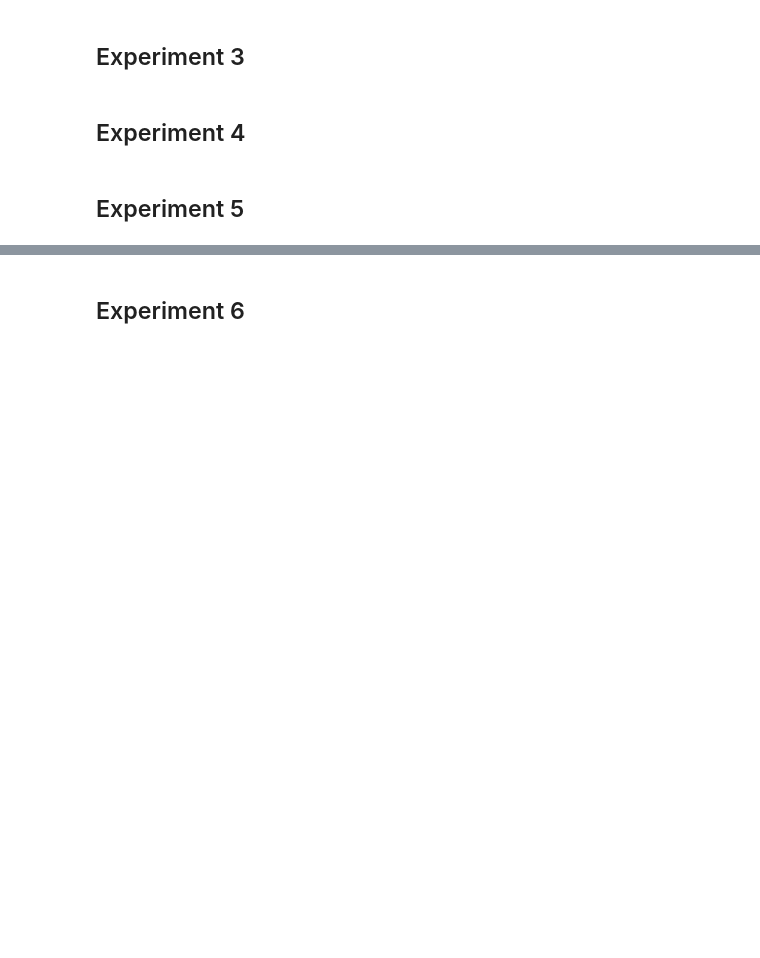
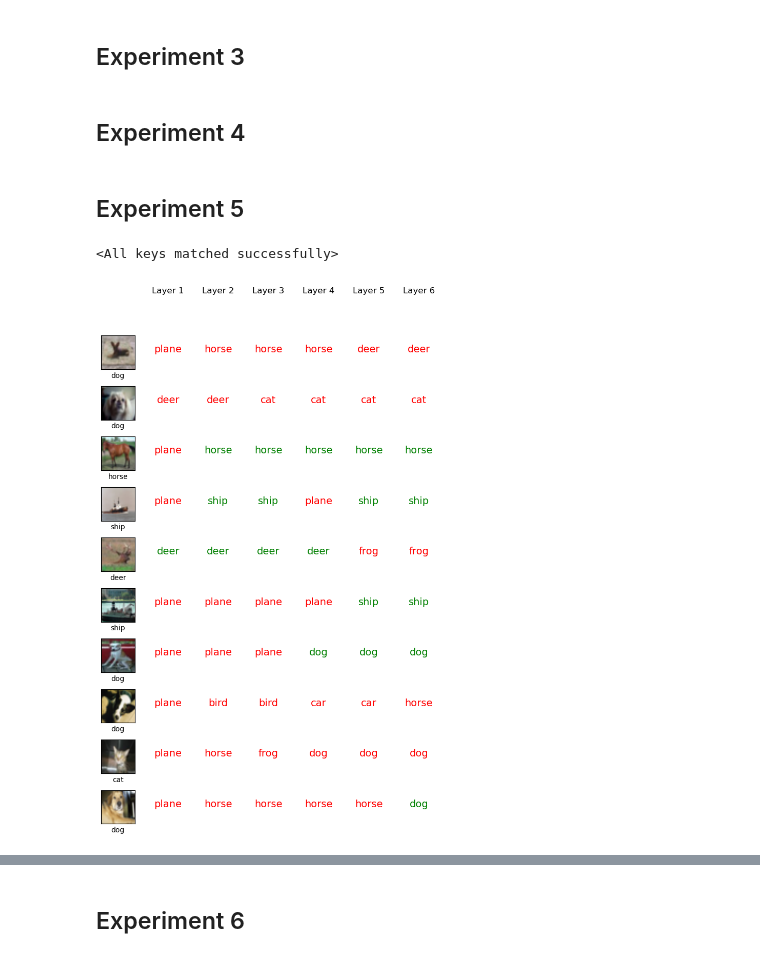
Before and after one commit to sekhar-mandalaparthi/DLCV_Assignment2, a Jupyter notebook: assignment2.ipynb, the cells around one changed output, grey strips where cells are left out. Saved outputs shown, nothing was run; the diff lists cells and outputs as text; code cells hidden in the pictures; blank space fills up the shorter version.

```diff
--- a/assignment2.ipynb
+++ b/assignment2.ipynb
@@ -151,3 +170,48 @@ for num_heads in ['4', '8', '12']:
     results_vs_num_heads[f'n_heads={num_heads}'] = results
 # %% [markdown]
 ## Experiment 5
+# %%
+trained_model = ViT(
+    img_size=32,
+    patch_size=4,
+    num_classes=10,
+    num_transformer_layers=6,
+    embedding_dim=64,
+    num_heads=4,
+    mlp_size=128
+).to(device)
+trained_model.load_state_dict(torch.load('vit_exp1.pth', map_location=torch.device('cpu')))
+# %% [output]
+<All keys matched successfully>
+# %%
+def classify_with_CLS_l(model, img, l):
+    '''Classifies an image using the CLS token of the l-th transformer layer'''
+    model.to(device)
+    model.eval()
+    model(img)
+    x = model.transformer_encoder[l].CLS
+    out = model.classifier(x)
+    out_class = torch.argmax(out).item()
+    return out_class
+    #return out
+# %%
+import torch.utils
+import random
+import matplotlib.pyplot as plt
+
+samples = torch.utils.data.Subset(testset, random.sample(range(len(testset)), 10))
+predictions_vs_layers = {}
+for i in range(len(samples)):
+    img = samples[i][0].unsqueeze(0)
+    gt = samples[i][1]
+    #print('Ground truth: ', gt)
+    preds_for_img = []
+    for l in range(6):
+        out_class = classify_with_CLS_l(trained_model, img, l)
+        #print(f'using layer {l} CLS token: ',out_class)
+        preds_for_img.append(out_class)
+    predictions_vs_layers[i] = preds_for_img
+
+utils.plot_predictions_vs_layers(samples, predictions_vs_layers)
+# %% [output]
+[figure, added]
```
Also changed, not shown: parts of 12 cells of this notebook, 4 other files.
